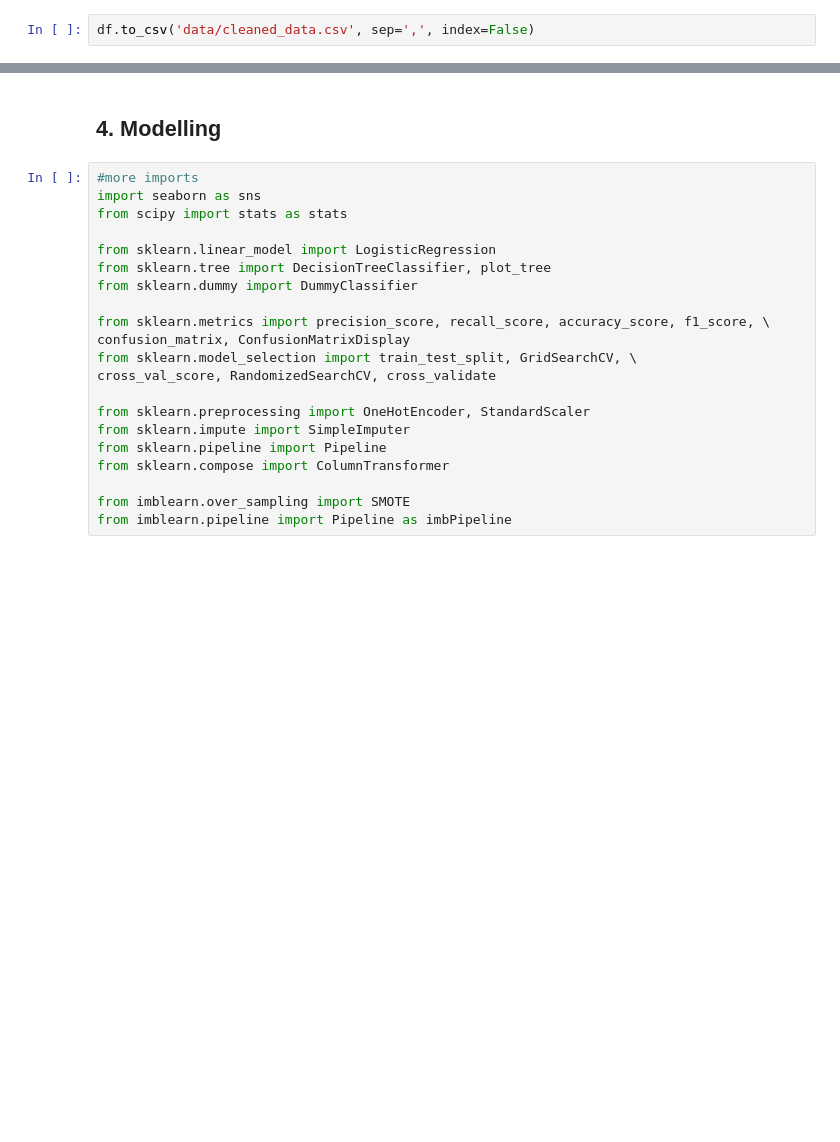
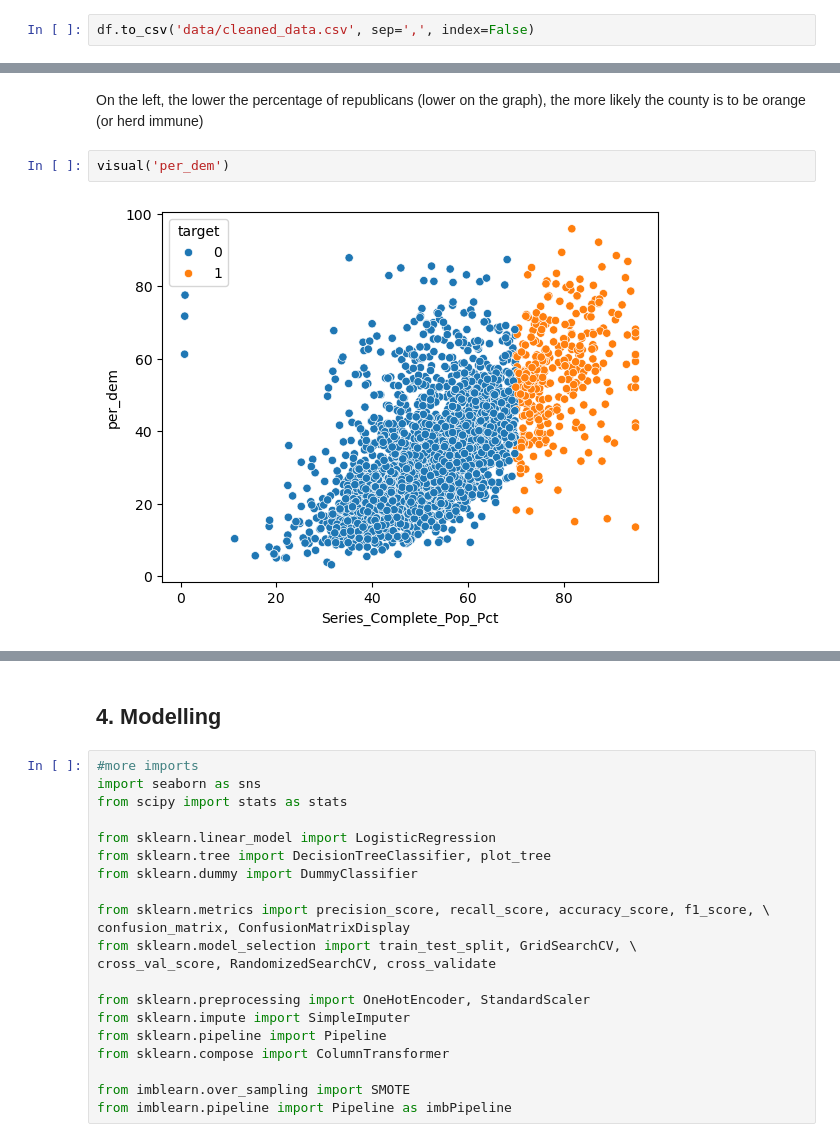
Before and after one commit to natehiatt/covid_vax_project, a Jupyter notebook: Final.ipynb, the cells around one changed output, grey strips where cells are left out. Cells and saved outputs as stored; diff of their text form; blank space fills up the shorter version.

```diff
--- a/Final.ipynb
+++ b/Final.ipynb
@@ -1083,0 +1212,6 @@ df.to_csv('data/cleaned_data.csv', sep=',', index=False)
+# %% [markdown]
+On the left, the lower the percentage of republicans (lower on the graph), the more likely the county is to be orange (or herd immune)
+# %%
+visual('per_dem')
+# %% [output]
+[figure, added]
```
Also changed, not shown: parts of 90 cells of this notebook, 9 other files.
